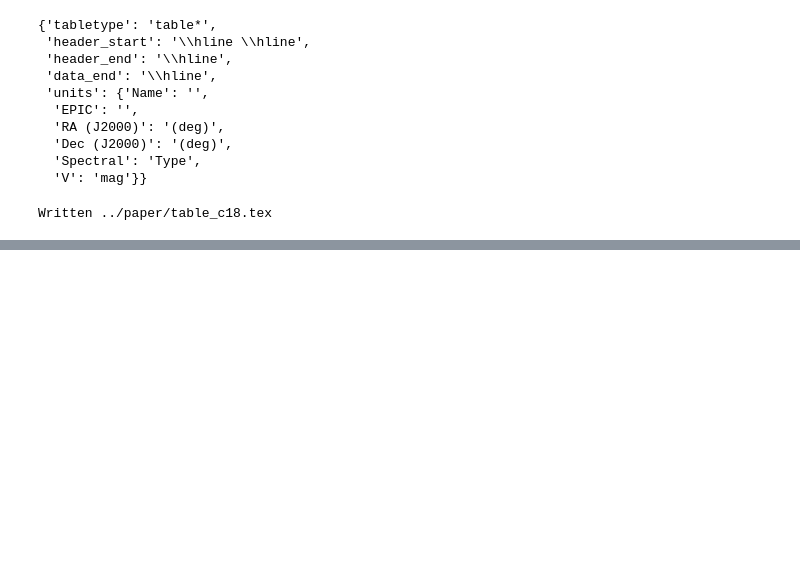
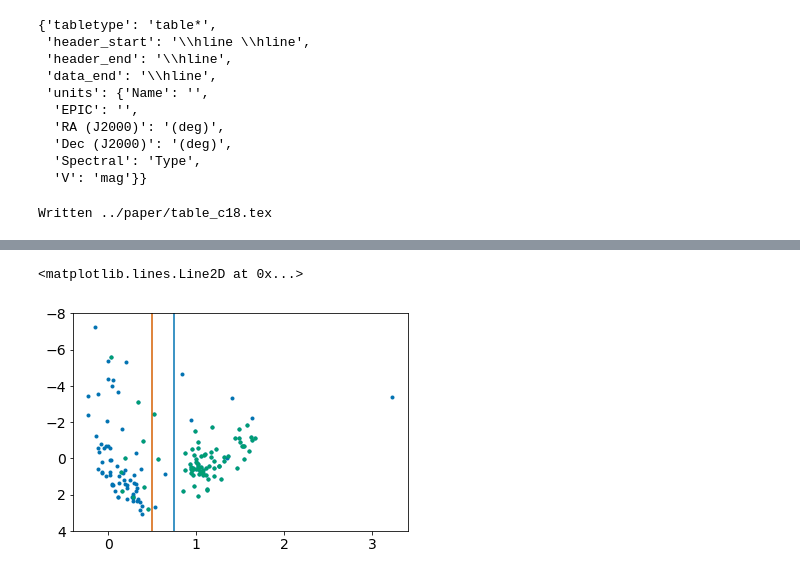
Before and after one commit to benjaminpope/k2halo, a Jupyter notebook: notebooks/download_stars.ipynb, the cells around one changed output, grey strips where cells are left out. Cells and saved outputs as stored; diff of their text form; code cells hidden in the pictures; blank space fills up the shorter version.

```diff
--- a/notebooks/download_stars.ipynb
+++ b/notebooks/download_stars.ipynb
@@ -269,0 +303,35 @@ Written ../paper/all_stars_5.tex
+# %%
+campaigns = range(6,19)
+
+campaign_tables = []
+
+Simbad.add_votable_fields('parallax')
+Simbad.add_votable_fields('parallax')
+Simbad.add_votable_fields('flux(B)')
+Simbad.add_votable_fields('sptype')
+
+
+for campaign in campaigns:
+    print('Campaign',campaign,'\n')
+
+    fname = '../data/haloC%d.csv' % campaign
+    data = Table.read(fname,format='ascii')
+    data=data[~data['Name'].mask]
+
+    data = data[['SC' not in mask for mask in data['MASK']]]
+    sim = Simbad.query_objects(data['Name'])
+    data['SpType'] = Column([sptype.replace('_',' ') for sptype in sim['SP_TYPE'].astype('str')],name='SpType')
+
+    data['parallax'] = Column([parallax for parallax in sim['PLX_VALUE']],name='parallax')
+    data['Bmag'] = Column([b for b in sim['FLUX_B']],name='Bmag')
+
+    data['Campaign'] = campaign*np.ones(len(data),dtype='int')
+
+    to_write = data[['Halo' in mask for mask in data['MASK']]]['Name','EPIC ID','Vmag','Bmag','Campaign','parallax','SpType']
+    to_write.rename_column('EPIC ID','EPIC')
+    campaign_tables.append(to_write)
+
+all_plot = vstack(campaign_tables)
+all_plot['Campaign'] = all_plot['Campaign'].astype('str')
+all_plot['abs_Vmag'] = abs_mag(all_plot['Vmag'],1./(all_plot['parallax']/1000.))
+all_plot['b_v'] = all_plot['Bmag']-all_plot['Vmag']
@@ -269,0 +361,12 @@ Written ../paper/all_stars_5.tex
+# %%
+giants = np.array(['III' in sptype for sptype in all_plot['SpType']])
+# %%
+plt.plot(all_plot['b_v'],all_plot['abs_Vmag'],'.')
+plt.plot(all_plot['b_v'][giants],all_plot['abs_Vmag'][giants],'.')
+
+plt.ylim(4,-8)
+plt.axvline(0.75)
+plt.axvline(0.5,color=colours[2])
+# %% [output]
+<matplotlib.lines.Line2D at 0x...>
+[figure, added]
```
Also changed, not shown: parts of 13 cells of this notebook, 12 other files.
